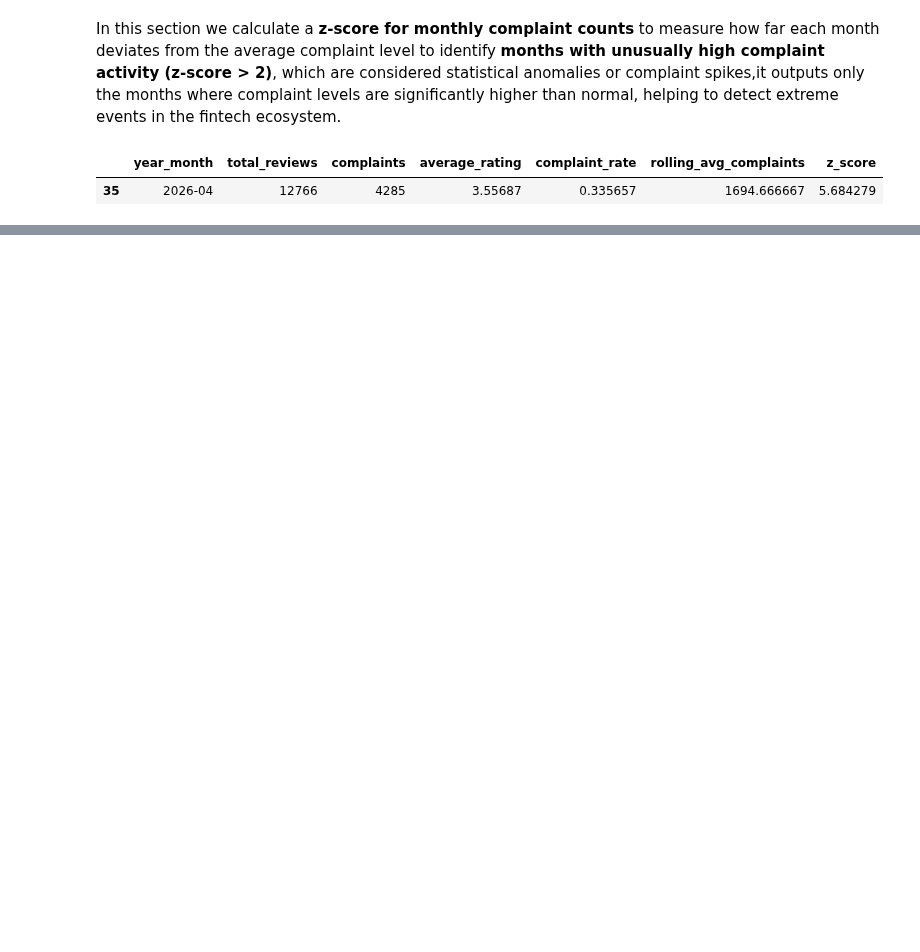
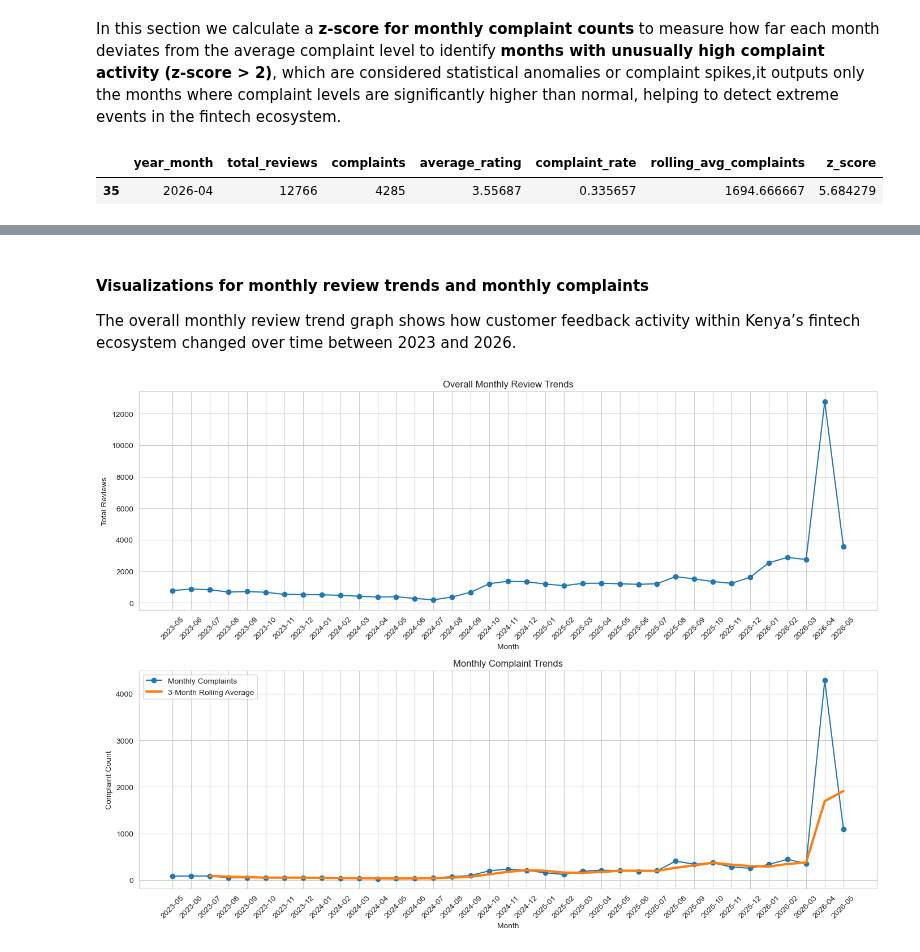
Before and after one commit to chepbree/Pesa-Salama-Classifier, a Jupyter notebook: notebooks/02.exploratory_data_analysis.ipynb, the cells around one changed output, grey strips where cells are left out. Cells and saved outputs as stored; diff of their text form; code cells hidden in the pictures; blank space fills up the shorter version.

Commit message:
visualize monthly trends and complaints trends

```diff
--- a/notebooks/02.exploratory_data_analysis.ipynb
+++ b/notebooks/02.exploratory_data_analysis.ipynb
@@ -726,0 +735,67 @@ complaint_spikes
+# %% [markdown]
+#### Visualizations for monthly review trends and monthly complaints
+The overall monthly review trend graph shows how customer feedback activity within Kenya’s fintech ecosystem changed over time between 2023 and 2026.
+# %%
+# Create visualizations
+fig, axes = plt.subplots(
+    nrows=2,
+    ncols=1,
+    figsize=(14,10)
+)
+
+
+# GRAPH 1 — OVERALL MONTHLY REVIEW TRENDS
+
+
+axes[0].plot(
+    monthly_summary['year_month'].astype(str),
+    monthly_summary['total_reviews'],
+    marker='o'
+)
+
+axes[0].set_title("Overall Monthly Review Trends")
+
+axes[0].set_xlabel("Month")
+
+axes[0].set_ylabel("Total Reviews")
+
+axes[0].tick_params(axis='x', rotation=45)
+
+axes[0].grid(True)
+
+
+# Graph 2 — MONTHLY COMPLAINT TRENDS WITH ROLLING AVERAGE
+
+
+axes[1].plot(
+    monthly_summary['year_month'].astype(str),
+    monthly_summary['complaints'],
+    marker='o',
+    label='Monthly Complaints'
+)
+
+axes[1].plot(
+    monthly_summary['year_month'].astype(str),
+    monthly_summary['rolling_avg_complaints'],
+    linewidth=3,
+    label='3-Month Rolling Average'
+)
+
+axes[1].set_title("Monthly Complaint Trends")
+
+axes[1].set_xlabel("Month")
+
+axes[1].set_ylabel("Complaint Count")
+
+axes[1].tick_params(axis='x', rotation=45)
+
+axes[1].legend()
+
+axes[1].grid(True)
+
+#Add tight layout to prevent overlap
+plt.tight_layout()
+
+plt.show()
+# %% [output]
+[figure, added]
```
Also changed, not shown: parts of 1 cell of this notebook.
